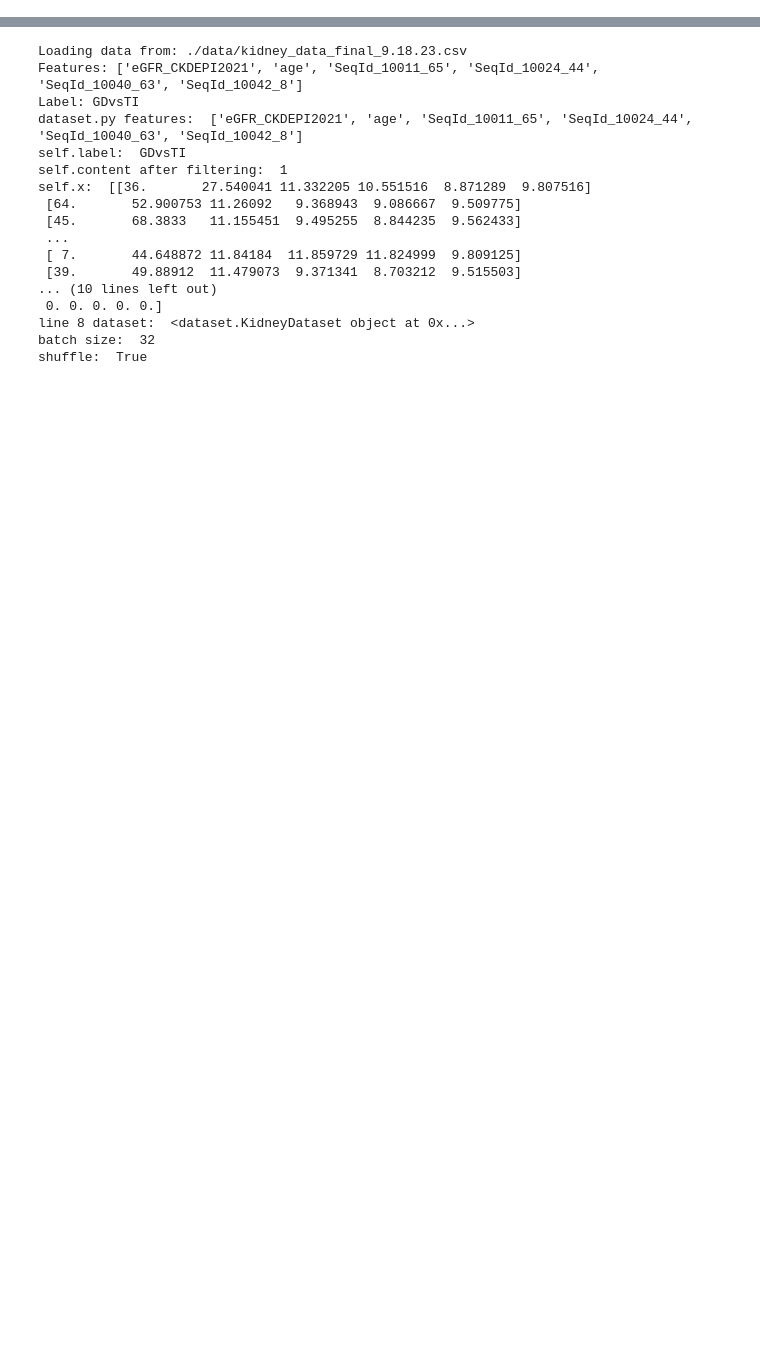
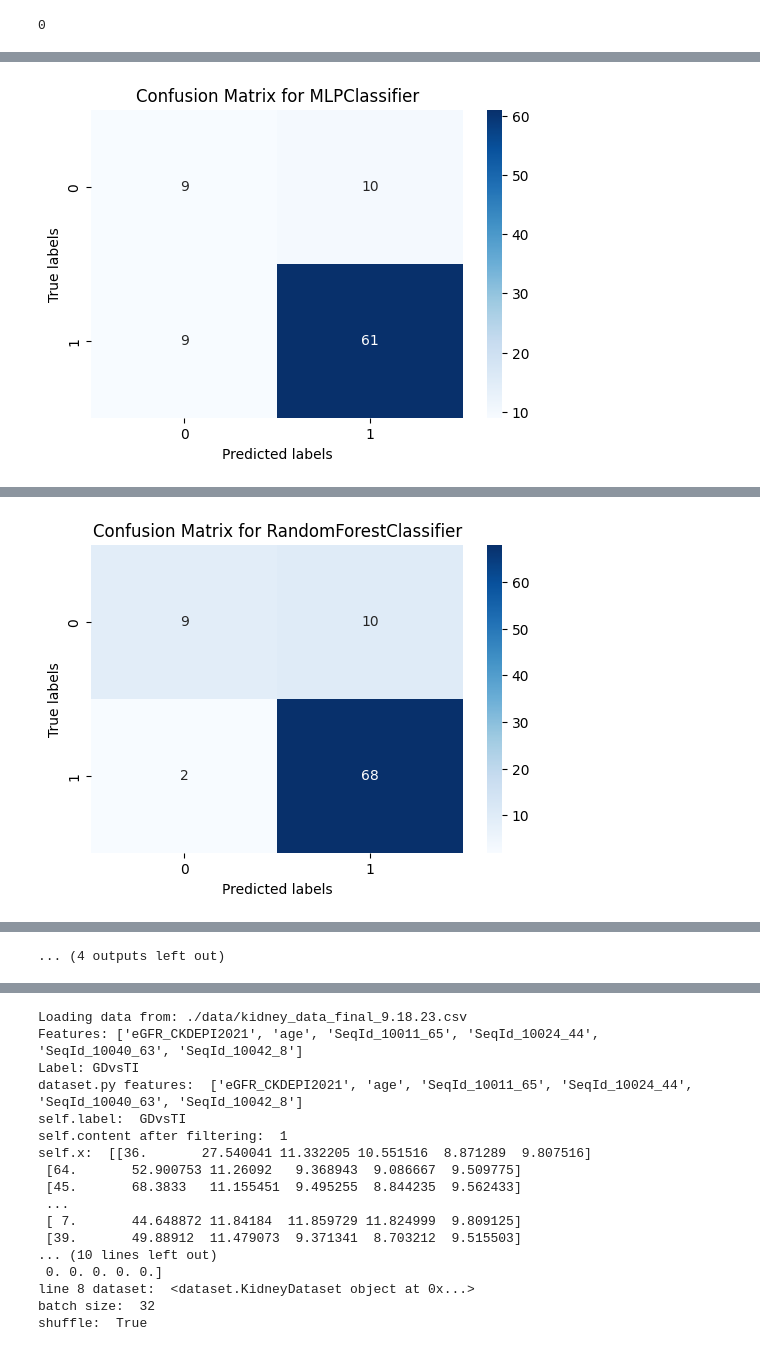
Before and after one commit to dsert1/kidney_ml, a Jupyter notebook: analysis.ipynb, the cells around one changed output, grey strips where cells are left out. Saved outputs shown, nothing was run; the diff lists cells and outputs as text; code cells hidden in the pictures; blank space fills up the shorter version.

```diff
--- a/analysis.ipynb
+++ b/analysis.ipynb
@@ -32,0 +95,21 @@ param_grid = {
+# %%
+# X_train
+print(y_train_df.isnull().sum())
+# %% [output]
+0
+# %%
+from sklearn.metrics import confusion_matrix, roc_auc_score, average_precision_score
+
+def compute_metrics(y_true, y_pred, y_prob):
+    tn, fp, fn, tp = confusion_matrix(y_true, y_pred).ravel()
+
+    accuracy = (tp + tn) / (tp + tn + fp + fn)
+    precision = tp / (tp + fp)
+    recall = tp / (tp + fn)  # Sensitivity
+    specificity = tn / (tn + fp)
+    f1 = 2 * (precision * recall) / (precision + recall)
+    mcc = matthews_corrcoef(y_true, y_pred)
+    roc_auc = roc_auc_score(y_true, y_prob)
+    pr_auc = average_precision_score(y_true, y_prob)
+
+    return accuracy, precision, recall, specificity, f1, mcc, roc_auc, pr_auc
@@ -32,0 +223,50 @@ param_grid = {
+# %%
+from sklearn.model_selection import GridSearchCV
+import seaborn as sns
+import matplotlib.pyplot as plt
+
+best_models = []
+
+# Open the summary.txt file in write mode
+with open("summary.txt", "w") as file:
+
+    for clf, params in tqdm(classifiers, desc="Grid Searching", unit="model"):
+        grid_search = GridSearchCV(clf, params, cv=5)
+        grid_search.fit(X_train, y_train)
+
+        # Bootstrap evaluation
+        mean_metrics, std_metrics, avg_cm = bootstrap_evaluation(grid_search.best_estimator_, X_train, y_train, X_test, y_test)
+
+        # Write results to the summary.txt file
+        file.write(f"Model: {clf.__class__.__name__}\n")
+        file.write(str(mean_metrics) + "\n")
+        file.write(str(std_metrics) + "\n")
+        file.write("Average Confusion Matrix:\n")
+        file.write(str(avg_cm) + "\n")
+        file.write("-" * 50 + "\n")
+
+        print(f"Model: {clf.__class__.__name__}")
+        print(mean_metrics)
+        print(std_metrics)
+        print("Average Confusion Matrix:")
+        print(avg_cm)
+        print("-" * 50)
+
+        best_models.append((clf.__class__.__name__, grid_search.best_estimator_, grid_search.best_score_))
+
+        # Predict on the test set and print confusion matrix
+        y_pred = grid_search.best_estimator_.predict(X_test)
+        cm = confusion_matrix(y_test, y_pred)
+
+        plt.figure(figsize=(6, 4))
+        sns.heatmap(cm, annot=True, fmt='g', cmap='Blues')
+        plt.title(f'Confusion Matrix for {clf.__class__.__name__}')
+        plt.xlabel('Predicted labels')
+        plt.ylabel('True labels')
+        plt.show()
+
+    best_models = sorted(best_models, key=lambda x: x[2], reverse=True)
+    file.write(f"Best Model: {best_models[0][0]} with score {best_models[0][2]}\n")
+
+print(f"Best Model: {best_models[0][0]} with score {best_models[0][2]}")
+# %% [output]
@@ -32,0 +290 @@ param_grid = {
+[figure, added]
@@ -32,0 +325 @@ param_grid = {
+[figure, added]
@@ -32,0 +413 @@ param_grid = {
+... (4 outputs left out)
```
Also changed, not shown: parts of 22 cells of this notebook.
